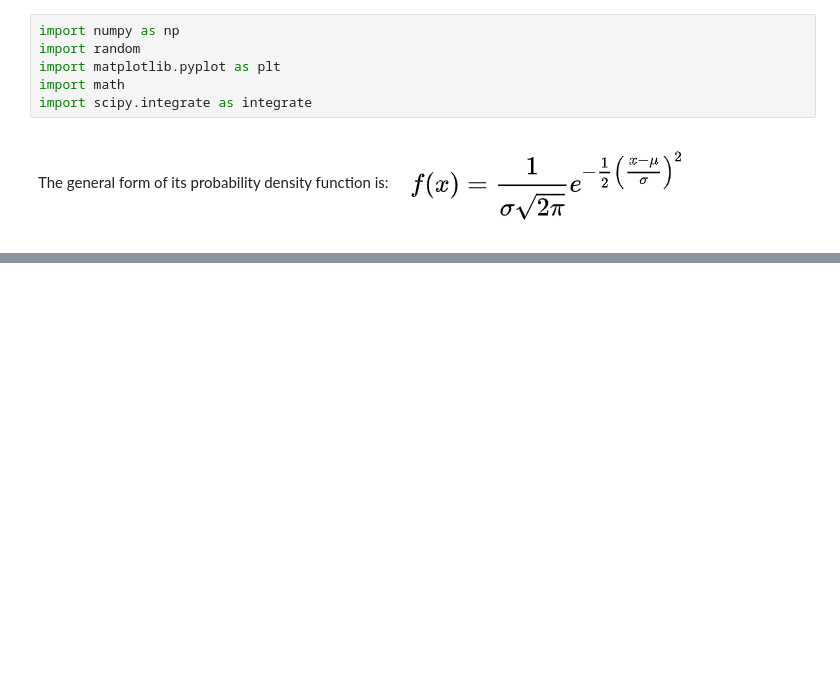
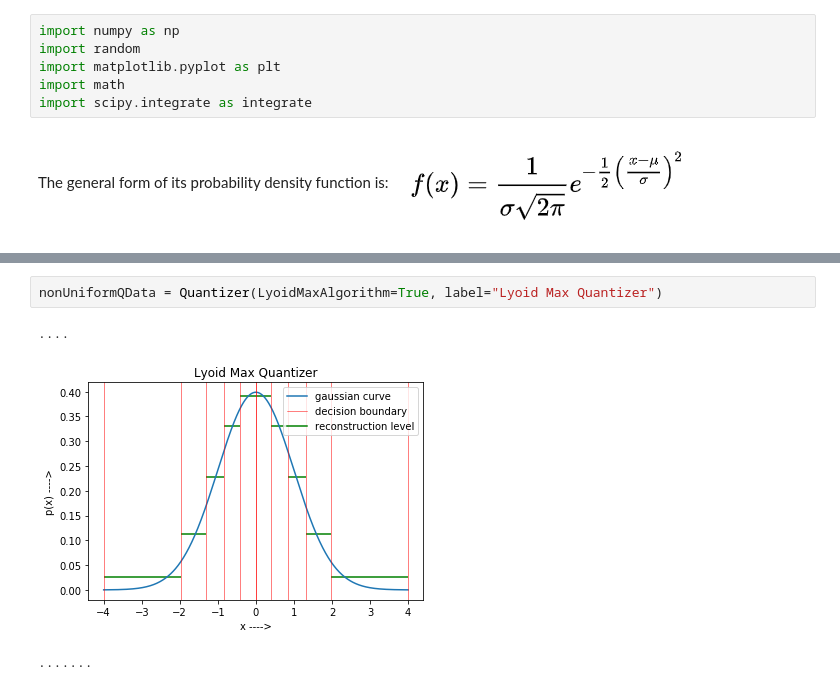
Before and after one commit to SushantGautam/LloydMaxQuantization, a Jupyter notebook: Q1.ipynb, the cells around one changed output, grey strips where cells are left out. Drawn from its saved outputs; the diff is of its cells as text; blank space fills up the shorter version.

```diff
--- a/Q1.ipynb
+++ b/Q1.ipynb
@@ -79,0 +107,6 @@ plt.show()
+# %%
+nonUniformQData = Quantizer(LyoidMaxAlgorithm=True, label="Lyoid Max Quantizer")
+# %% [output]
+....
+[figure, added]
+.......
```
Also changed, not shown: parts of 16 cells of this notebook.
